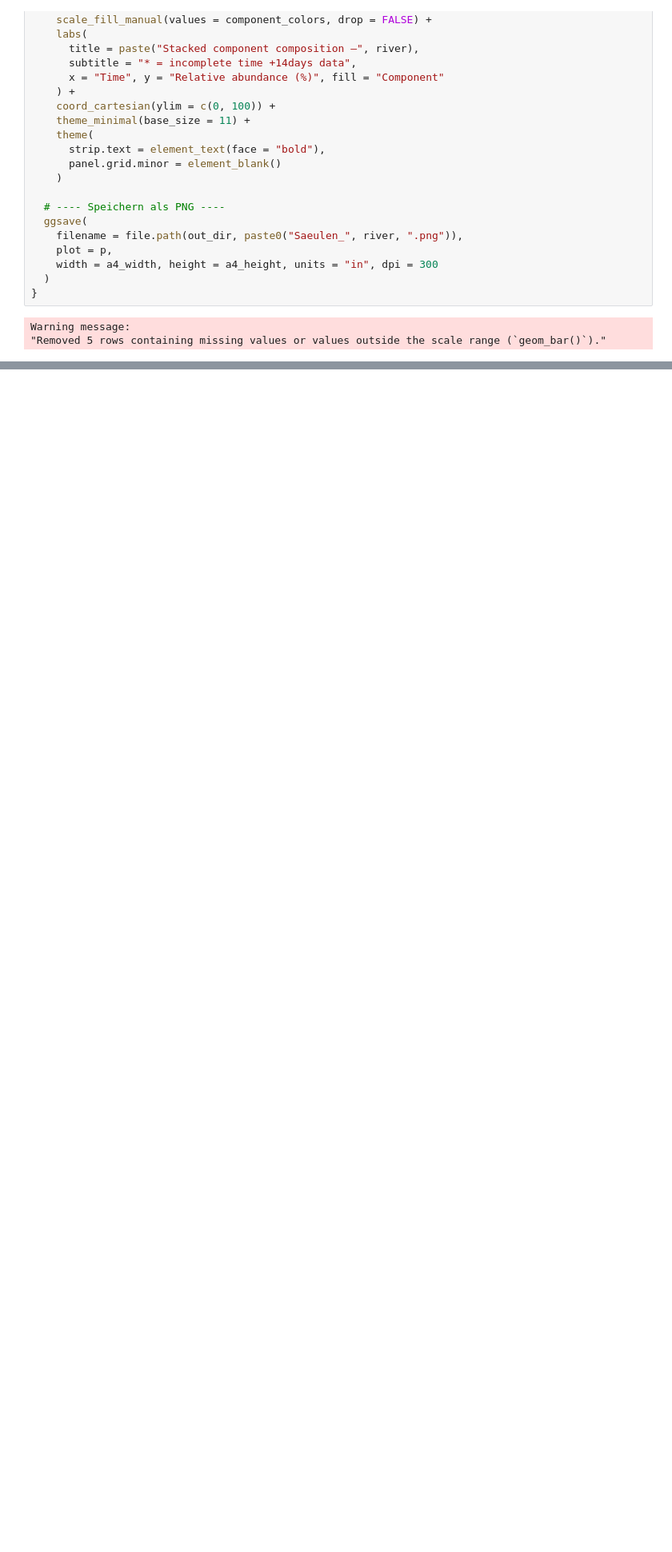
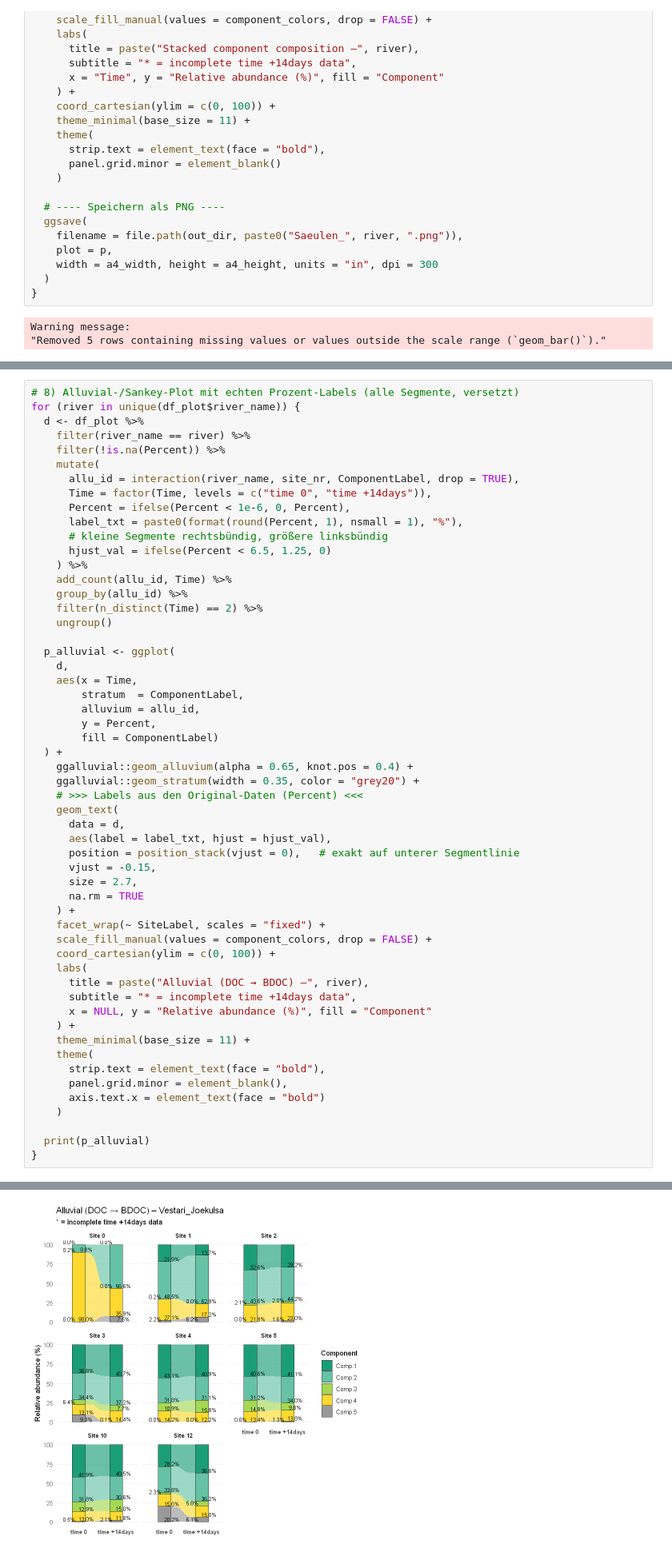
Before and after one commit to kokkaso/MA_supplementary_Data, a Jupyter notebook: notebooks/Statistic/Components/A_Components_final.ipynb, the cells around one changed output, grey strips where cells are left out. Shown at 80% size. Cells and saved outputs as stored; diff of their text form; blank space fills up the shorter version.

```diff
--- a/notebooks/Statistic/Components/A_Components_final.ipynb
+++ b/notebooks/Statistic/Components/A_Components_final.ipynb
@@ -378,0 +690,56 @@ Warning message:
+# %%
+# 8) Alluvial-/Sankey-Plot mit echten Prozent-Labels (alle Segmente, versetzt)
+for (river in unique(df_plot$river_name)) {
+  d <- df_plot %>%
+    filter(river_name == river) %>%
+    filter(!is.na(Percent)) %>%
+    mutate(
+      allu_id = interaction(river_name, site_nr, ComponentLabel, drop = TRUE),
+      Time = factor(Time, levels = c("time 0", "time +14days")),
+      Percent = ifelse(Percent < 1e-6, 0, Percent),
+      label_txt = paste0(format(round(Percent, 1), nsmall = 1), "%"),
+      # kleine Segmente rechtsbündig, größere linksbündig
+      hjust_val = ifelse(Percent < 6.5, 1.25, 0)
+    ) %>%
+    add_count(allu_id, Time) %>%
+    group_by(allu_id) %>%
+    filter(n_distinct(Time) == 2) %>%
+    ungroup()
+
+  p_alluvial <- ggplot(
+    d,
+    aes(x = Time,
+        stratum  = ComponentLabel,
+        alluvium = allu_id,
+        y = Percent,
+        fill = ComponentLabel)
+  ) +
+    ggalluvial::geom_alluvium(alpha = 0.65, knot.pos = 0.4) +
+    ggalluvial::geom_stratum(width = 0.35, color = "grey20") +
+    # >>> Labels aus den Original-Daten (Percent) <<<
+    geom_text(
+      data = d,
+      aes(label = label_txt, hjust = hjust_val),
+      position = position_stack(vjust = 0),   # exakt auf unterer Segmentlinie
+      vjust = -0.15,
+      size = 2.7,
+      na.rm = TRUE
+    ) +
+    facet_wrap(~ SiteLabel, scales = "fixed") +
+    scale_fill_manual(values = component_colors, drop = FALSE) +
+    coord_cartesian(ylim = c(0, 100)) +
+    labs(
+      title = paste("Alluvial (DOC → BDOC) –", river),
+      subtitle = "* = incomplete time +14days data",
+      x = NULL, y = "Relative abundance (%)", fill = "Component"
+    ) +
+    theme_minimal(base_size = 11) +
+    theme(
+      strip.text = element_text(face = "bold"),
+      panel.grid.minor = element_blank(),
+      axis.text.x = element_text(face = "bold")
+    )
+
+  print(p_alluvial)
+}
+# %% [output]
@@ -378,0 +763 @@ Warning message:
+[figure, added]
```
Also changed, not shown: parts of 10 cells of this notebook.
